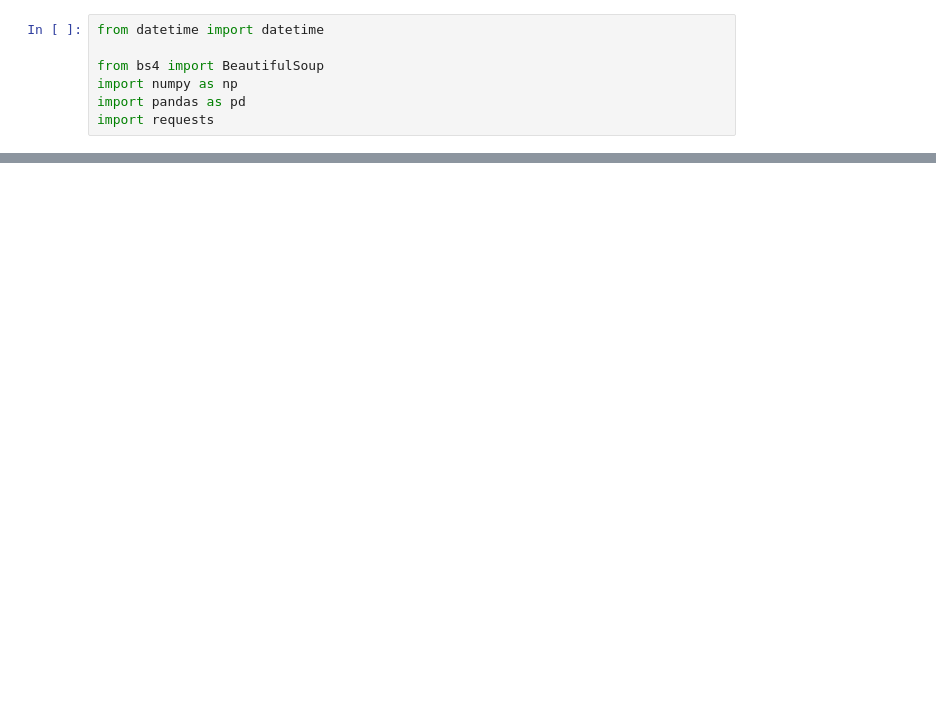
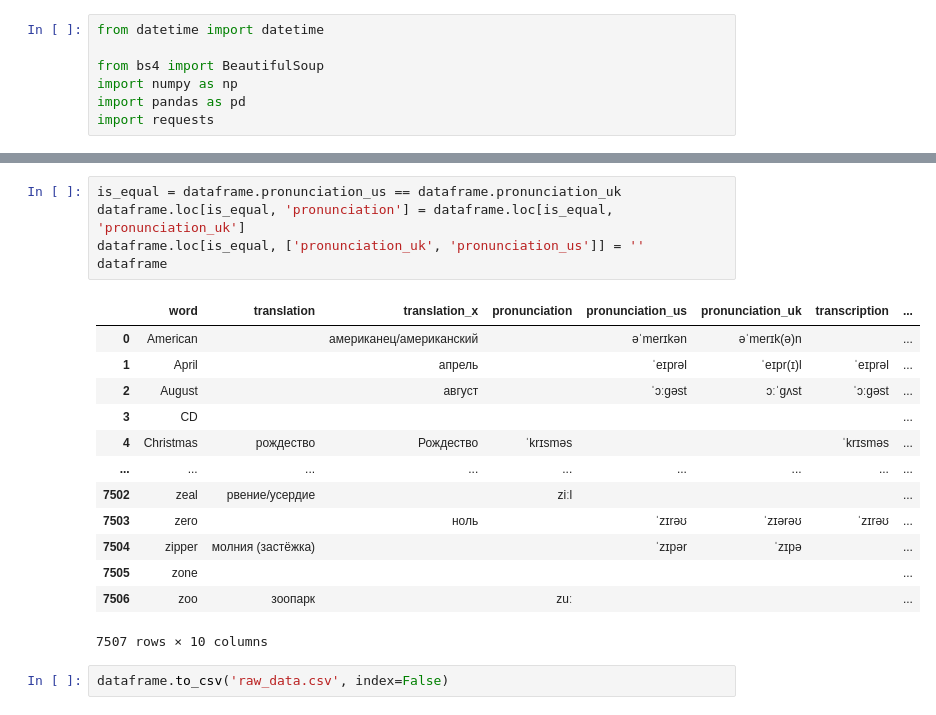
Before and after one commit to AlbertFarhutdinov/words_tutor, a Jupyter notebook: longman_list/longman_list.ipynb, the cells around one changed output, grey strips where cells are left out. Drawn from its saved outputs; the diff is of its cells as text; blank space fills up the shorter version.

```diff
--- a/longman_list/longman_list.ipynb
+++ b/longman_list/longman_list.ipynb
@@ -86 +73,22 @@ dataframe
+# %%
+is_equal = dataframe.pronunciation_us == dataframe.pronunciation_uk
+dataframe.loc[is_equal, 'pronunciation'] = dataframe.loc[is_equal, 'pronunciation_uk']
+dataframe.loc[is_equal, ['pronunciation_uk', 'pronunciation_us']] = ''
+dataframe
+# %% [output]
+|  | word | translation | translation_x | pronunciation | pronunciation_us | pronunciation_uk | transcription | ... |
+| 0 | American |  | американец/американский |  | əˈmerɪkən | əˈmerɪk(ə)n |  | ... |
+| 1 | April |  | апрель |  | ˈeɪprəl | ˈeɪpr(ɪ)l | ˈeɪprəl | ... |
+| 2 | August |  | август |  | ˈɔːɡəst | ɔːˈɡʌst | ˈɔːɡəst | ... |
+| 3 | CD |  |  |  |  |  |  | ... |
+| 4 | Christmas | рождество | Рождество | ˈkrɪsməs |  |  | ˈkrɪsməs | ... |
+| ... | ... | ... | ... | ... | ... | ... | ... | ... |
+| 7502 | zeal | рвение/усердие |  | ziːl |  |  |  | ... |
+| 7503 | zero |  | ноль |  | ˈzɪrəʊ | ˈzɪərəʊ | ˈzɪrəʊ | ... |
+| 7504 | zipper | молния (застёжка) |  |  | ˈzɪpər | ˈzɪpə |  | ... |
+| 7505 | zone |  |  |  |  |  |  | ... |
+| 7506 | zoo | зоопарк |  | zuː |  |  |  | ... |
+7507 rows × 10 columns
+# %%
+dataframe.to_csv('raw_data.csv', index=False)
 # %%
```
Also changed, not shown: parts of 5 cells of this notebook, 6 other files.
